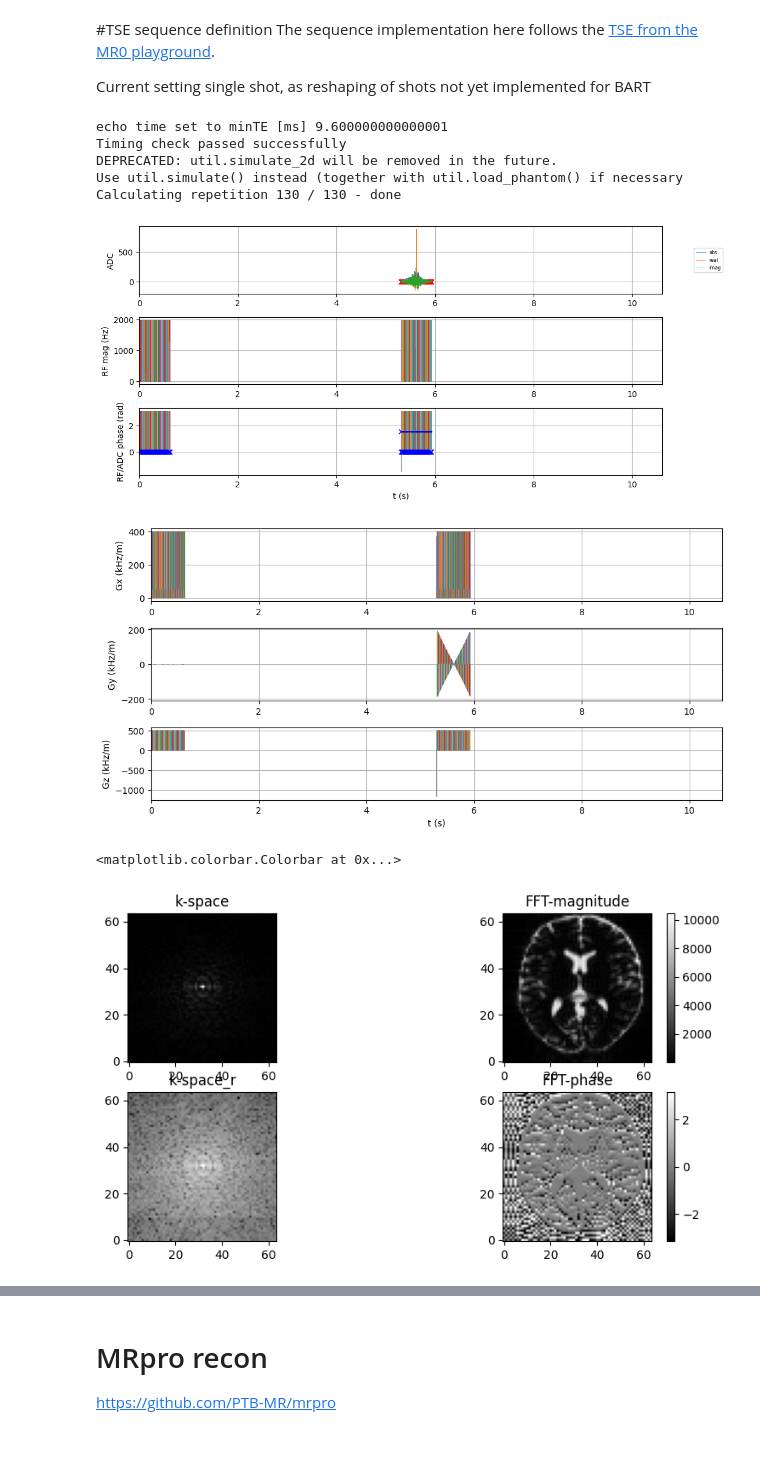
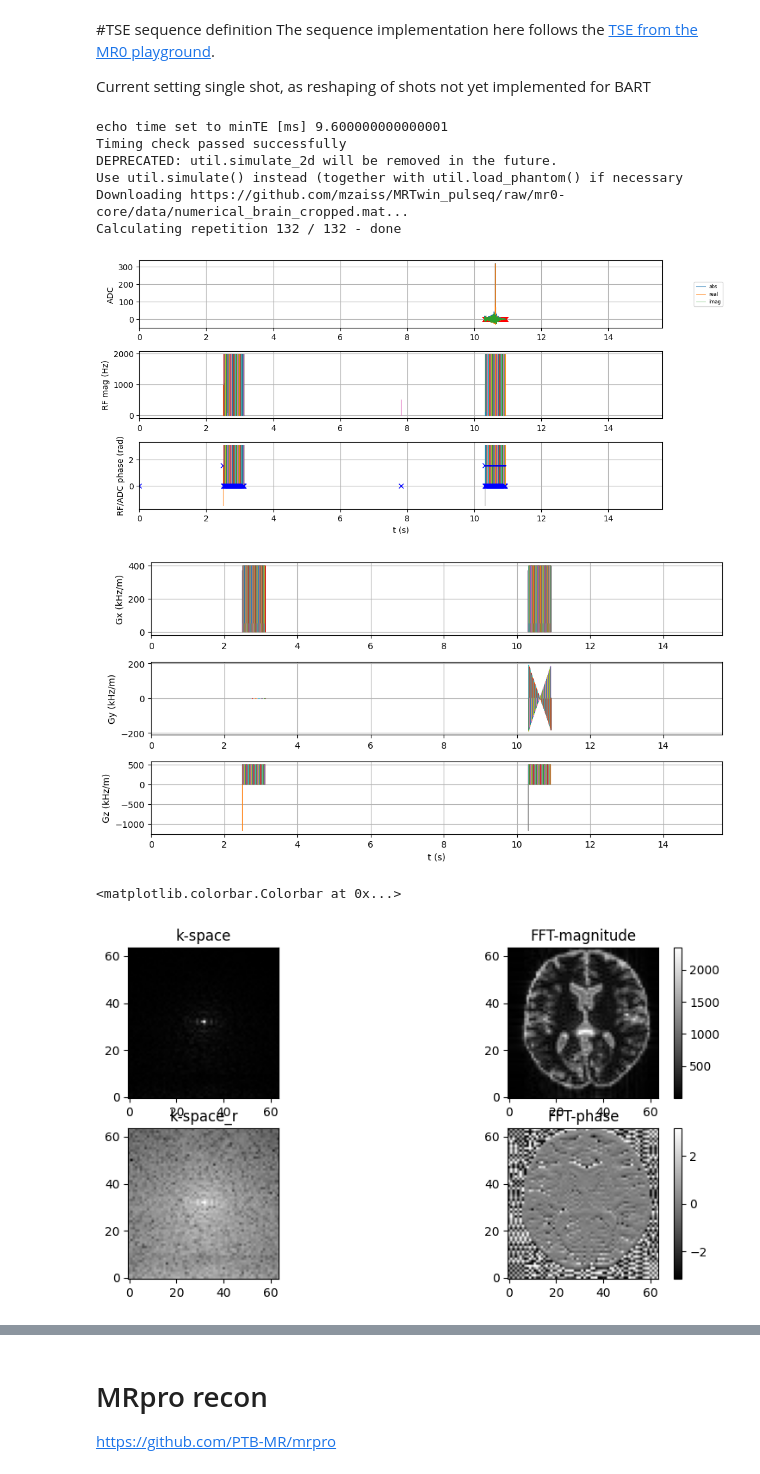
Before and after one commit to MRsources/Article_MAGMA24_RMRI, a Jupyter notebook: scripts/TSE_PyPulseq_mr0_mrpro_BART.ipynb, the cells around one changed output, grey strips where cells are left out. Cells and saved outputs as stored; diff of their text form; code cells hidden in the pictures; blank space fills up the shorter version.

```diff
--- a/scripts/TSE_PyPulseq_mr0_mrpro_BART.ipynb
+++ b/scripts/TSE_PyPulseq_mr0_mrpro_BART.ipynb
@@ -43,7 +43,7 @@ Nphase = base_resolution  # phase encoding steps/samples
 TE_ms=5 # @param {type: "slider", min: 0.0, max: 200.0}
 TE=TE_ms*1e-3
 TR=5    # @param {type: "slider", min: 0.0, max: 20}
-TI_s=0 # @param {type: "slider", min: 0.0, max: 10.0, step: 0.1}
+TI_s=2.5 # @param {type: "slider", min: 0.0, max: 10.0, step: 0.1}
 Excitation_FA=90 # @param {type: "slider", min: 10, max: 270}
 Refocusing_FA=180 # @param {type: "slider", min: 10, max: 270}
 PEtype = 'linear' # @param ['centric', 'linear']
@@ -166,38 +166,39 @@ for fig_num in fig_handles:
 
 plt.show()
 seq.write('external.seq')
 seq0 = mr0.Sequence.import_file('external.seq')
 
 reco = mr0.reco_adjoint(signal, seq0.get_kspace(), (Nread, Nphase, 1), (0.2, 0.2, 1))
 
 kspace = torch.reshape((signal), (Nphase, Nread)).clone().t()
 
 # %% S4: MR IMAGE RECON of signal ::: #####################################
 plt.figure()
 plt.subplot(221)
 plt.title('k-space')
 mr0.util.imshow(np.abs(kspace.numpy()),cmap='gray')
 plt.subplot(223)
 plt.title('k-space_r')
 mr0.util.imshow(np.log(np.abs(kspace.numpy())),cmap='gray')
 plt.subplot(222)
 plt.title('FFT-magnitude')
 mr0.util.imshow(np.abs(reco.numpy()),cmap='gray')
 plt.colorbar()
 plt.subplot(224)
 plt.title('FFT-phase')
 mr0.util.imshow(np.angle(reco.numpy()), vmin=-np.pi, vmax=np.pi,cmap='gray')
 plt.colorbar()
 # %% [output]
 echo time set to minTE [ms] 9.600000000000001
 Timing check passed successfully
 DEPRECATED: util.simulate_2d will be removed in the future.
 Use util.simulate() instead (together with util.load_phantom() if necessary
-Calculating repetition 130 / 130 - done
+Downloading https://github.com/mzaiss/MRTwin_pulseq/raw/mr0-core/data/numerical_brain_cropped.mat...
+Calculating repetition 132 / 132 - done
-[figure, old version]
+[figure, new version]
-[figure, old version]
+[figure, new version]
 <matplotlib.colorbar.Colorbar at 0x...>
-[figure, old version]
+[figure, new version]
 # %%
 #@title simple recon
 def kspace_sort(kdat,permvec):
```
Also changed, not shown: parts of 5 cells of this notebook.
